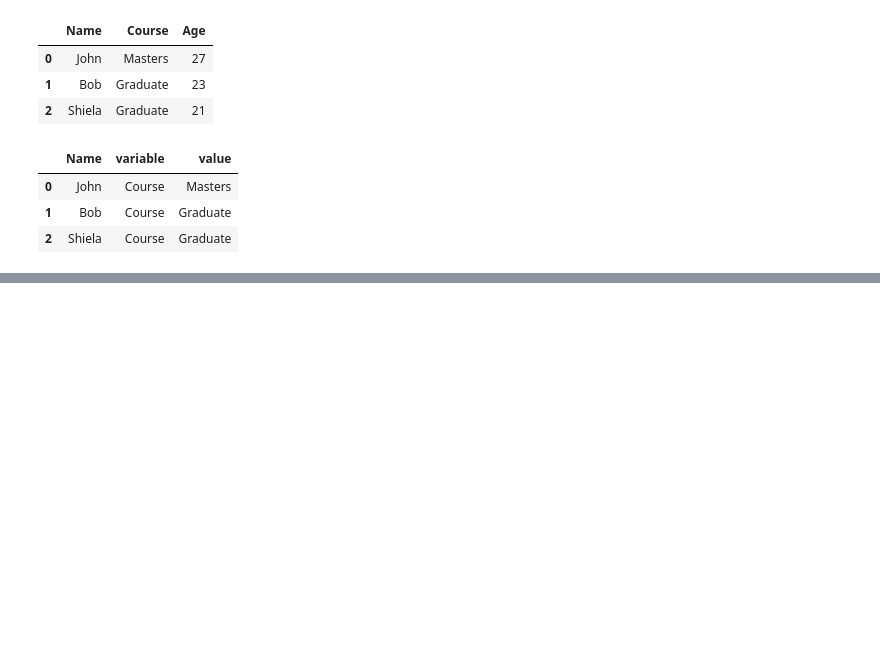
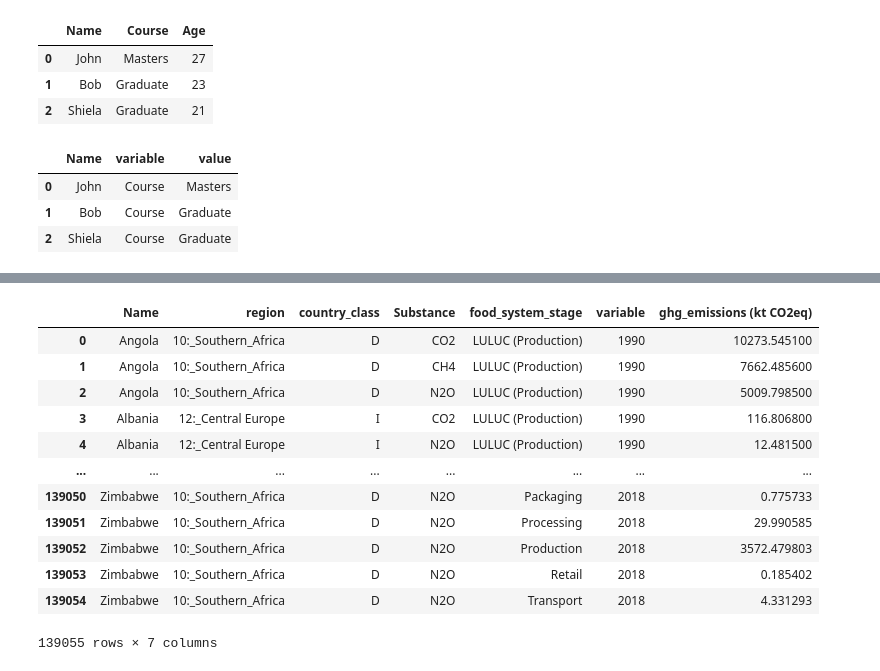
Before and after one commit to AndyPicton/Food_System_Emissions, a Jupyter notebook: Cam/Notebook final.ipynb, the cells around one changed output, grey strips where cells are left out. Cells and saved outputs as stored; diff of their text form; code cells hidden in the pictures; blank space fills up the shorter version.

```diff
--- a/Cam/Notebook final.ipynb
+++ b/Cam/Notebook final.ipynb
@@ -121,0 +166,17 @@ df_melted
+# %%
+#cleaning emission names
+df_melted.replace({'Substance': {'GWP_100_CO2':'CO2', 'GWP_100_CH4':'CH4','GWP_100_N2O':'N2O', 'GWP_100_F-gases':'F-gases'}})
+# %% [output]
+|  | Name | region | country_class | Substance | food_system_stage | variable | ghg_emissions (kt CO2eq) |
+| 0 | Angola | 10:_Southern_Africa | D | CO2 | LULUC (Production) | 1990 | 10273.545100 |
+| 1 | Angola | 10:_Southern_Africa | D | CH4 | LULUC (Production) | 1990 | 7662.485600 |
+| 2 | Angola | 10:_Southern_Africa | D | N2O | LULUC (Production) | 1990 | 5009.798500 |
+| 3 | Albania | 12:_Central Europe | I | CO2 | LULUC (Production) | 1990 | 116.806800 |
+| 4 | Albania | 12:_Central Europe | I | N2O | LULUC (Production) | 1990 | 12.481500 |
+| ... | ... | ... | ... | ... | ... | ... | ... |
+| 139050 | Zimbabwe | 10:_Southern_Africa | D | N2O | Packaging | 2018 | 0.775733 |
+| 139051 | Zimbabwe | 10:_Southern_Africa | D | N2O | Processing | 2018 | 29.990585 |
+| 139052 | Zimbabwe | 10:_Southern_Africa | D | N2O | Production | 2018 | 3572.479803 |
+| 139053 | Zimbabwe | 10:_Southern_Africa | D | N2O | Retail | 2018 | 0.185402 |
+| 139054 | Zimbabwe | 10:_Southern_Africa | D | N2O | Transport | 2018 | 4.331293 |
+139055 rows × 7 columns
```
Also changed, not shown: parts of 6 cells of this notebook, 1 other file.
